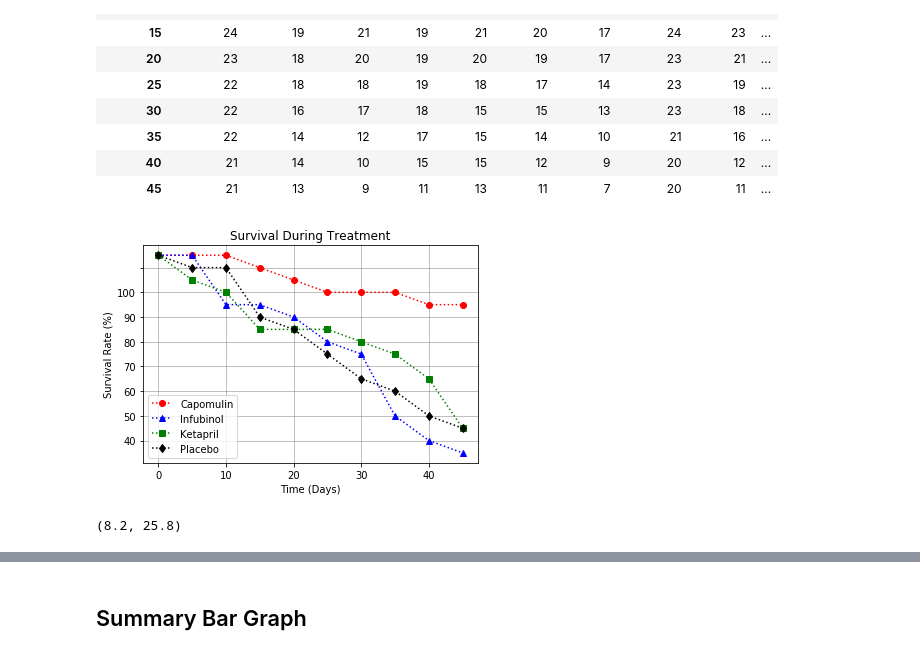
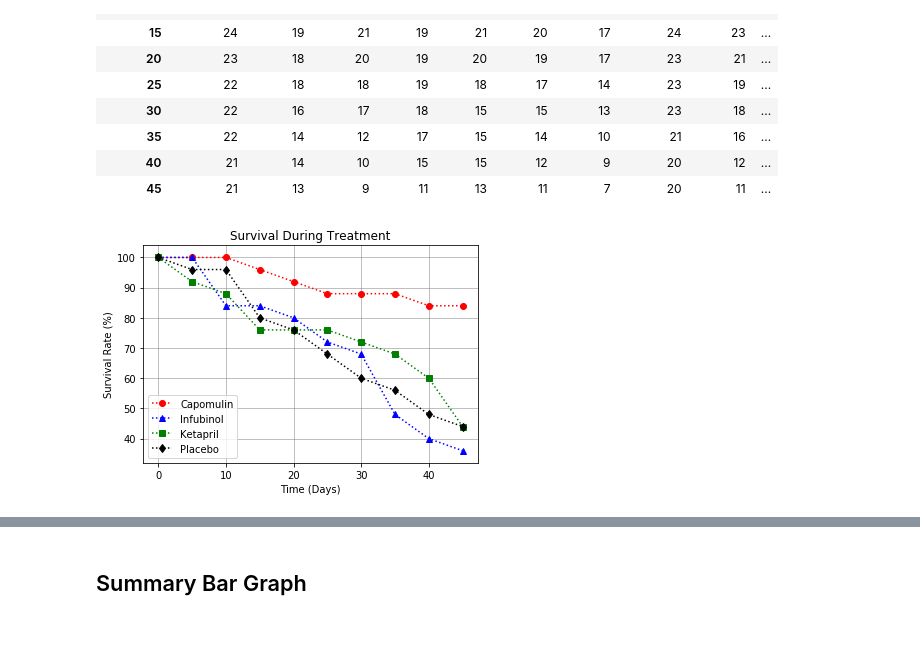
Before and after one commit to kyliejtan/Homework5, a Jupyter notebook: pymaceuticals_Kylie.ipynb, the cells around one changed output, grey strips where cells are left out. Cells and saved outputs as stored; diff of their text form; code cells hidden in the pictures.

```diff
--- a/pymaceuticals_Kylie.ipynb
+++ b/pymaceuticals_Kylie.ipynb
@@ -241,29 +240,24 @@ mouse_data_pivot.head(10)
 # %%
 # Generate the Plot (Accounting for percentages)
 fig, ax = plt.subplots()
 
 ax.errorbar(x_axis, mouse_data_pivot["Capomulin"], color="red", linestyle=":", fmt="o")
 ax.errorbar(x_axis, mouse_data_pivot["Infubinol"], color="blue", linestyle=":", fmt="^")
 ax.errorbar(x_axis, mouse_data_pivot["Ketapril"], color="green", linestyle=":", fmt="s")
 ax.errorbar(x_axis, mouse_data_pivot["Placebo"], color="black", linestyle=":", fmt="d")
 
 ax.set_title("Survival During Treatment")
 ax.set_xlabel("Time (Days)")
 ax.set_ylabel("Survival Rate (%)")
-#ax.set_ylim(8.2, 26.8)
-#ax.set_yticks(np.arange(8.2, 30, 7))
-ax.set_yticklabels(np.arange(30, 110, 10))
+ax.set_ylim(8,26)
+ax.set_yticks(np.arange(10, 26.5, 2.5))
+ax.set_yticklabels(np.arange(40, 110, 10))
 ax.set_xticklabels(np.arange(-10, 50, 10))
-
-
-
 ax.grid(color='gray', linestyle='-', linewidth=1, alpha=0.5)
 ax.legend(["Capomulin", "Infubinol", "Ketapril", "Placebo"], fancybox=True)
 # Save the Figure
 
 # Show the Figure
 plt.show()
-ax.get_ylim()
 # %% [output]
-[figure, old version]
+[figure, new version]
-(8.2, 25.8)
```
Also changed, not shown: parts of 8 cells of this notebook.
